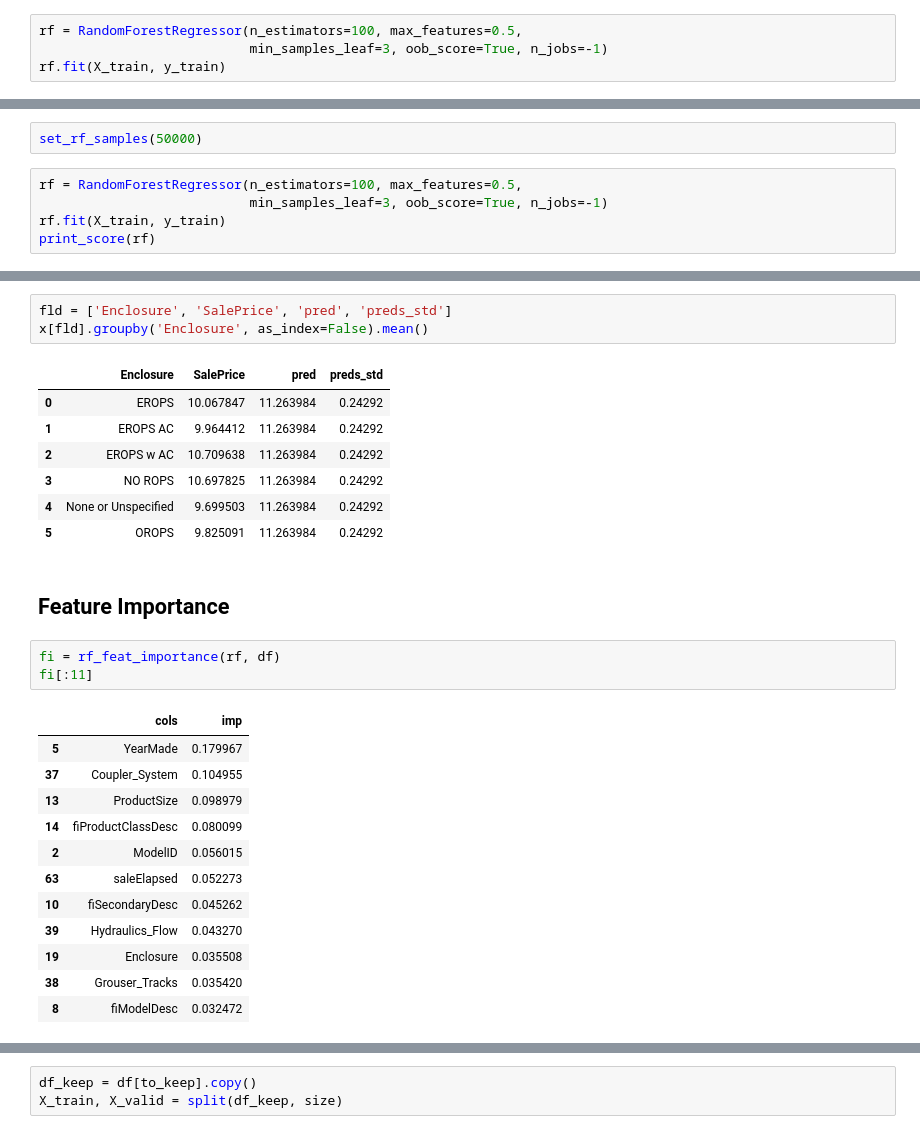
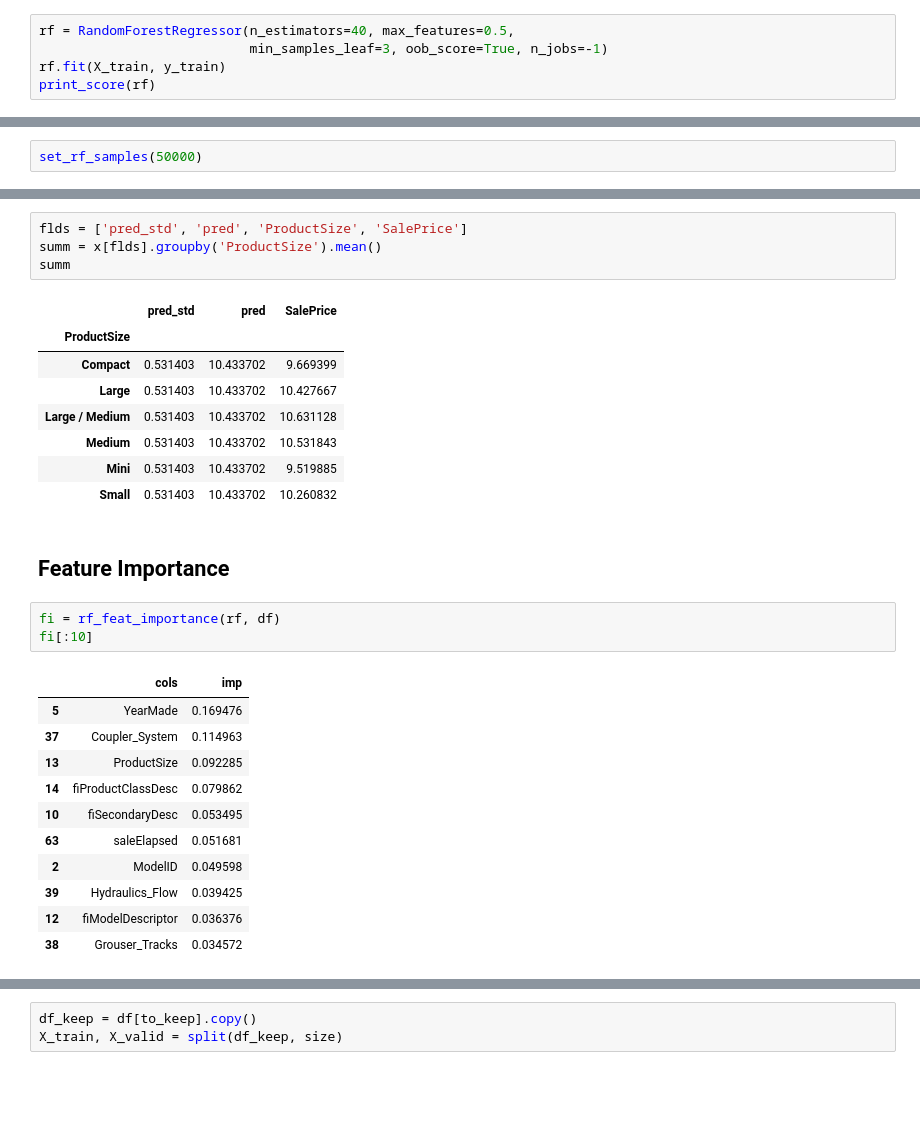
Before and after one commit to wolfdale229/100daysofmlcodes, a Jupyter notebook: intro to ml (fastai)/Interpretation .ipynb, the cells around one changed output, grey strips where cells are left out. Cells and saved outputs as stored; diff of their text form; blank space fills up the shorter version.

```diff
--- a/intro to ml (fastai)/Interpretation .ipynb
+++ b/intro to ml (fastai)/Interpretation .ipynb
@@ -77,7 +94,8 @@ def print_score(model):
         scores.append(model.oob_score_)
         print(f'The OOB_score : {scores[4]}')
 # %%
-rf = RandomForestRegressor(n_estimators=100, max_features=0.5,
+rf = RandomForestRegressor(n_estimators=40, max_features=0.5,
                            min_samples_leaf=3, oob_score=True, n_jobs=-1)
 rf.fit(X_train, y_train)
+print_score(rf)
 # %% [output]
@@ -102,8 +110,3 @@ The OOB_score : 0.8915636961547942
 ## Confidence based on tree variance
 # %%
 set_rf_samples(50000)
-# %%
-rf = RandomForestRegressor(n_estimators=100, max_features=0.5,
-                           min_samples_leaf=3, oob_score=True, n_jobs=-1)
-rf.fit(X_train, y_train)
-print_score(rf)
@@ -142,32 +150,33 @@ plt.show()
-# %%
-fld = ['Enclosure', 'SalePrice', 'pred', 'preds_std']
-x[fld].groupby('Enclosure', as_index=False).mean()
-# %% [output]
-|  | Enclosure | SalePrice | pred | preds_std |
-| 0 | EROPS | 10.067847 | 11.263984 | 0.24292 |
-| 1 | EROPS AC | 9.964412 | 11.263984 | 0.24292 |
-| 2 | EROPS w AC | 10.709638 | 11.263984 | 0.24292 |
-| 3 | NO ROPS | 10.697825 | 11.263984 | 0.24292 |
-| 4 | None or Unspecified | 9.699503 | 11.263984 | 0.24292 |
-| 5 | OROPS | 9.825091 | 11.263984 | 0.24292 |
+# %%
+flds = ['pred_std', 'pred', 'ProductSize', 'SalePrice']
+summ = x[flds].groupby('ProductSize').mean()
+summ
+# %% [output]
+|  | pred_std | pred | SalePrice |
+| ProductSize |  |  |  |
+| Compact | 0.531403 | 10.433702 | 9.669399 |
+| Large | 0.531403 | 10.433702 | 10.427667 |
+| Large / Medium | 0.531403 | 10.433702 | 10.631128 |
+| Medium | 0.531403 | 10.433702 | 10.531843 |
+| Mini | 0.531403 | 10.433702 | 9.519885 |
+| Small | 0.531403 | 10.433702 | 10.260832 |
 # %% [markdown]
 ## Feature Importance
 # %%
 fi = rf_feat_importance(rf, df)
-fi[:11]
+fi[:10]
 # %% [output]
 |  | cols | imp |
-| 5 | YearMade | 0.179967 |
-| 37 | Coupler_System | 0.104955 |
-| 13 | ProductSize | 0.098979 |
-| 14 | fiProductClassDesc | 0.080099 |
-| 2 | ModelID | 0.056015 |
-| 63 | saleElapsed | 0.052273 |
-| 10 | fiSecondaryDesc | 0.045262 |
-| 39 | Hydraulics_Flow | 0.043270 |
-| 19 | Enclosure | 0.035508 |
-| 38 | Grouser_Tracks | 0.035420 |
-| 8 | fiModelDesc | 0.032472 |
+| 5 | YearMade | 0.169476 |
+| 37 | Coupler_System | 0.114963 |
+| 13 | ProductSize | 0.092285 |
+| 14 | fiProductClassDesc | 0.079862 |
+| 10 | fiSecondaryDesc | 0.053495 |
+| 63 | saleElapsed | 0.051681 |
+| 2 | ModelID | 0.049598 |
+| 39 | Hydraulics_Flow | 0.039425 |
+| 12 | fiModelDescriptor | 0.036376 |
+| 38 | Grouser_Tracks | 0.034572 |
 # %%
 fi.plot('cols', 'imp', figsize=(12, 8), legend=False)
 plt.show()
```
Also changed, not shown: parts of 19 cells of this notebook.
